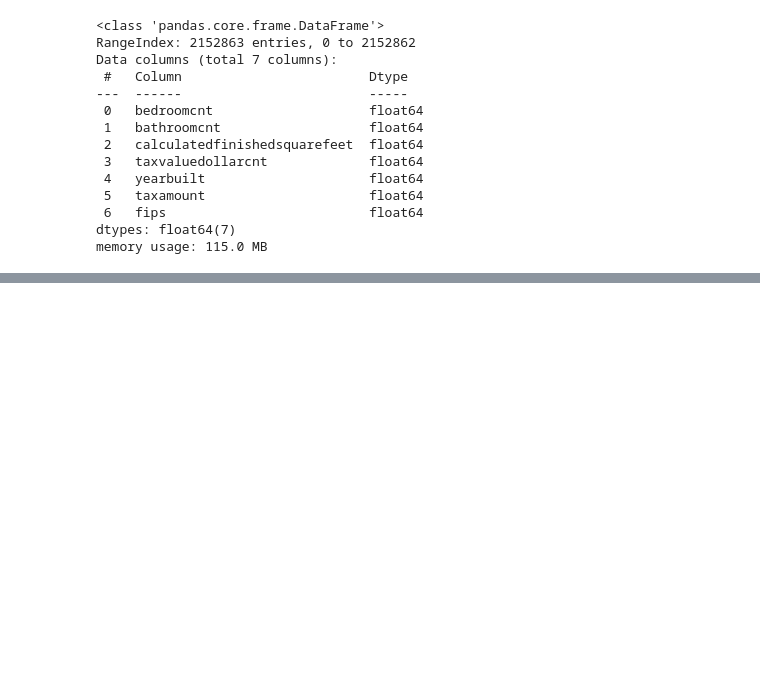
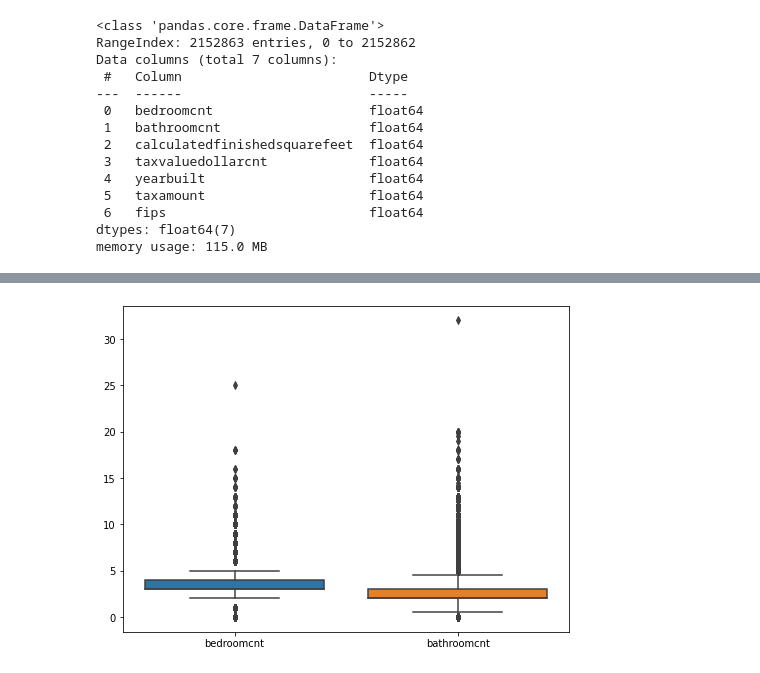
Before and after one commit to jeffakins/regression_exercises, a Jupyter notebook: wrangle.ipynb, the cells around one changed output, grey strips where cells are left out. Cells and saved outputs as stored; diff of their text form; code cells hidden in the pictures; blank space fills up the shorter version.

```diff
--- a/wrangle.ipynb
+++ b/wrangle.ipynb
@@ -38,0 +216,7 @@ zillow.shape
+# %%
+plt.figure(figsize=(8,6))
+
+sns.boxplot(data=zillow.drop(columns=['fips', 'calculatedfinishedsquarefeet', 'taxvaluedollarcnt', 'taxamount', 'yearbuilt']))
+plt.show()
+# %% [output]
+[figure, added]
```
Also changed, not shown: parts of 20 cells of this notebook.
